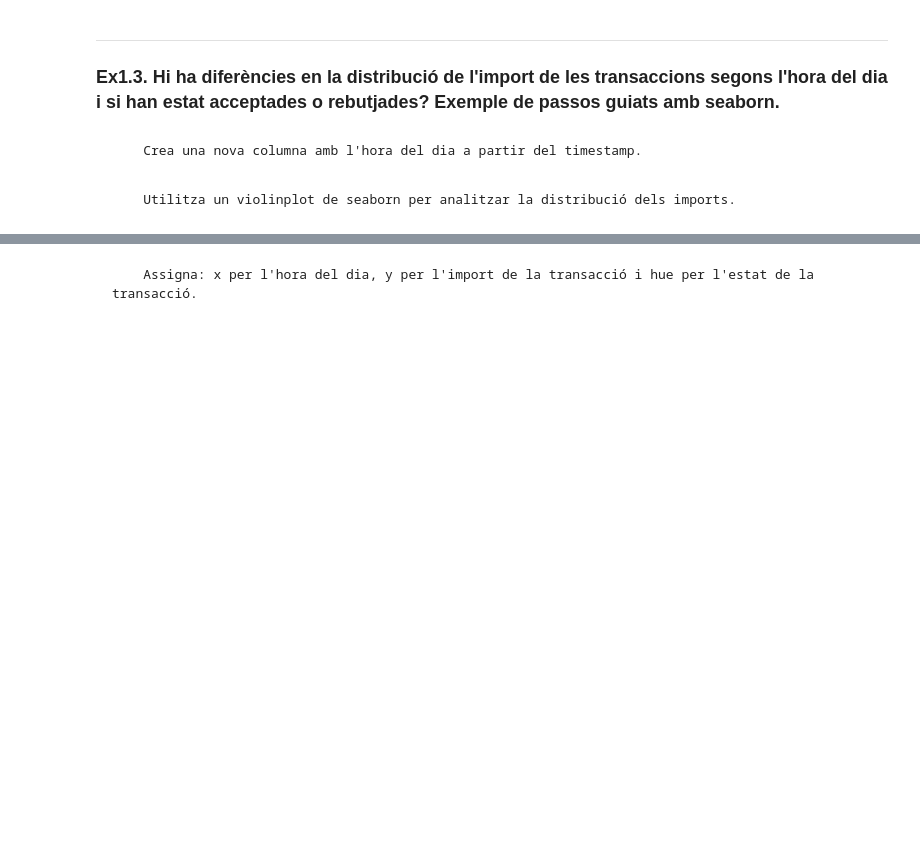
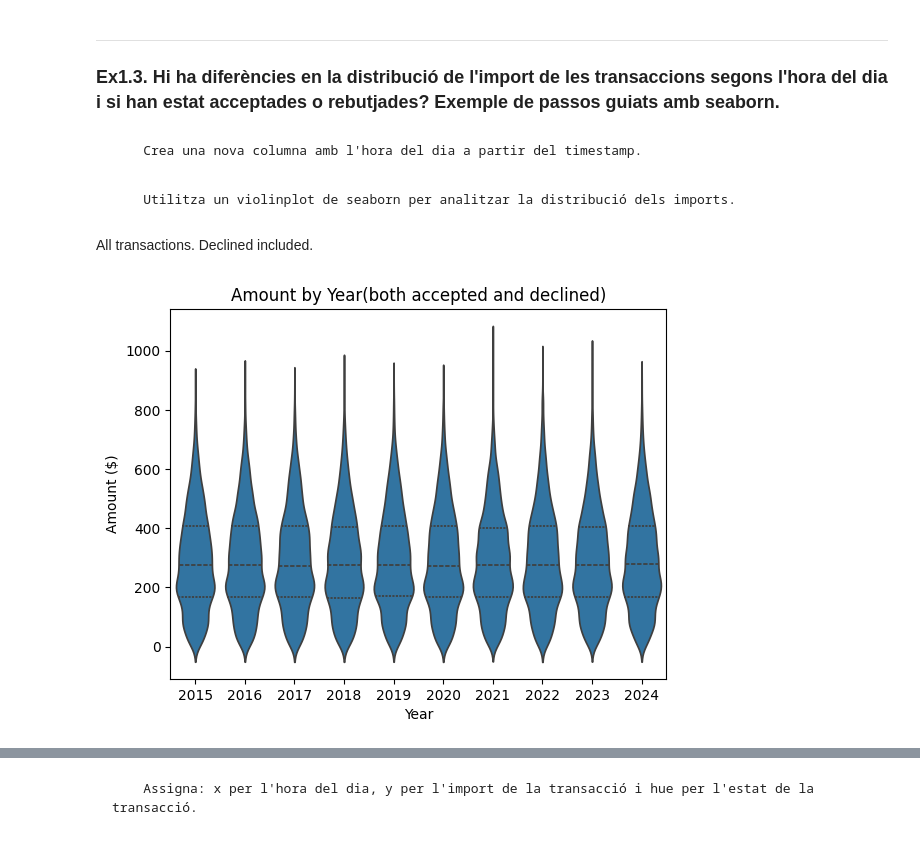
Before and after one commit to edupetitvalley/sprint9-python-graphs, a Jupyter notebook: sprint9.ipynb, the cells around one changed output, grey strips where cells are left out. Cells and saved outputs as stored; diff of their text form; code cells hidden in the pictures; blank space fills up the shorter version.

```diff
--- a/sprint9.ipynb
+++ b/sprint9.ipynb
@@ -192,5 +264,14 @@ df_tr['hour'] = df_tr['timestamp'].dt.hour
 # df_tr["hour"]
 # %% [markdown]
         Utilitza un violinplot de seaborn per analitzar la distribució dels imports.
+# %% [markdown]
+All transactions. Declined included.
 # %%
 sns.violinplot(x="year", y="amount", data=df_tr, inner="quart")
+
+plt.title("Amount by Year(both accepted and declined)")
+plt.xlabel("Year")
+plt.ylabel("Amount ($)")
+plt.show()
+# %% [output]
+[figure, added]
```
Also changed, not shown: parts of 50 cells of this notebook.
